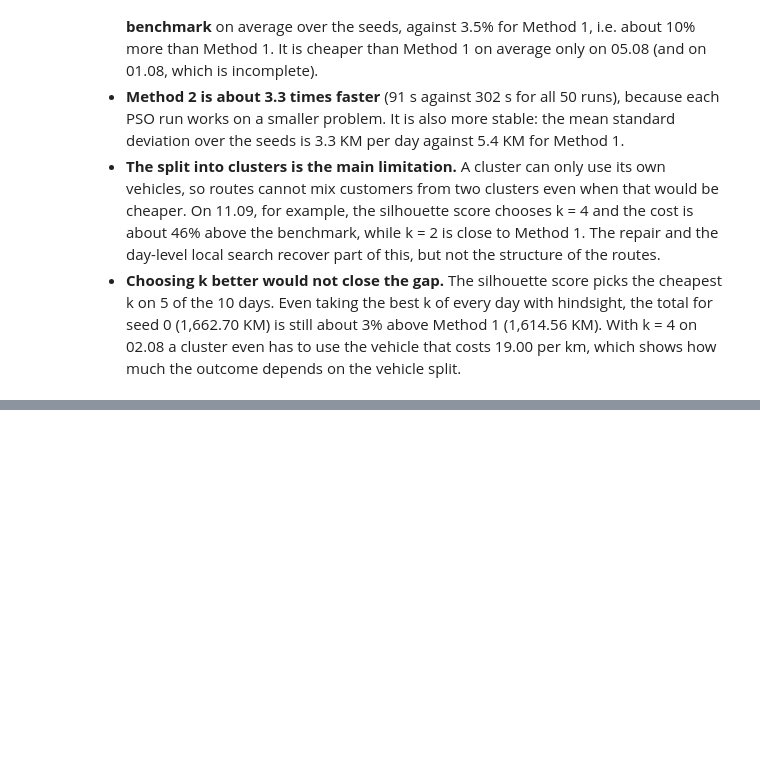
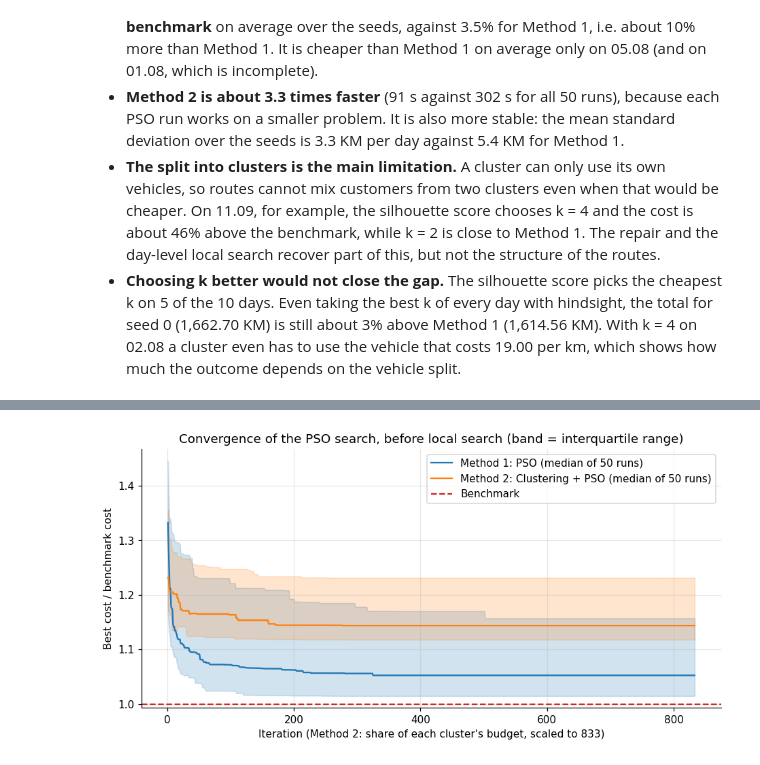
Before and after one commit to Anjar425/vrp-pso-clustering, a Jupyter notebook: notebooks/VRP.ipynb, the cells around one changed output, grey strips where cells are left out. Cells and saved outputs as stored; diff of their text form; code cells hidden in the pictures; blank space fills up the shorter version.

```diff
--- a/notebooks/VRP.ipynb
+++ b/notebooks/VRP.ipynb
@@ -2369,0 +2475,11 @@ Unassigned customers per k: {2: 1, 3: 0, 4: 0}
+# %%
+complete_days = [r for r in ROUTE_IDS if m2_missing[r] == 0]
+tests = []
+for name, days in [("all 10 days", ROUTE_IDS), (f"{len(complete_days)} days where Method 2 is complete", complete_days)]:
+    stat, p = wilcoxon(m1_mean[days], m2_mean[days])
+    tests.append({"days": name, "method1_cheaper_on": int((m1_mean[days] < m2_mean[days]).sum()),
+                  "out_of": len(days), "wilcoxon_statistic": stat, "p_value": p})
+
+pairs = m1["summary"].merge(m2["summary"], on=["ROUTE_ID", "SEED"], suffixes=("_1", "_2"))
+print(f"Same day and seed: Method 1 is cheaper in {(pairs['COST_1'] < pairs['COST_2']).sum()} of {len(pairs)} runs")
+pd.DataFrame(tests).round(4)
@@ -2369,0 +2544,23 @@ Unassigned customers per k: {2: 1, 3: 0, 4: 0}
+# %%
+def normalised_histories(results):
+    h = results["history"].merge(results["summary"][["ROUTE_ID", "SEED", "BENCHMARK_COST"]], on=["ROUTE_ID", "SEED"])
+    h["RATIO"] = np.where(h["BEST_FITNESS"] < UNASSIGNED_PENALTY, h["BEST_FITNESS"] / h["BENCHMARK_COST"], np.nan)
+    return h.pivot_table(index="ITERATION", columns=["ROUTE_ID", "SEED"], values="RATIO", dropna=False)
+
+
+fig, ax = plt.subplots(figsize=(10, 4.5))
+for results, name, color in [(m1, "Method 1: PSO", C1), (m2, "Method 2: Clustering + PSO", C2)]:
+    curves = normalised_histories(results)
+    median = curves.median(axis=1)
+    q1, q3 = curves.quantile(0.25, axis=1), curves.quantile(0.75, axis=1)
+    ax.plot(median.index, median, color=color, label=f"{name} (median of 50 runs)")
+    ax.fill_between(median.index, q1, q3, color=color, alpha=0.2)
+ax.axhline(1.0, color=CB, linestyle="--", label="Benchmark")
+ax.set_xlabel("Iteration (Method 2: share of each cluster's budget, scaled to 833)")
+ax.set_ylabel("Best cost / benchmark cost")
+ax.set_title("Convergence of the PSO search, before local search (band = interquartile range)")
+ax.legend()
+save_figure(fig, "comparison_convergence")
+plt.show()
+# %% [output]
+[figure, added]
```
Also changed, not shown: parts of 19 cells of this notebook, 11 other files.
